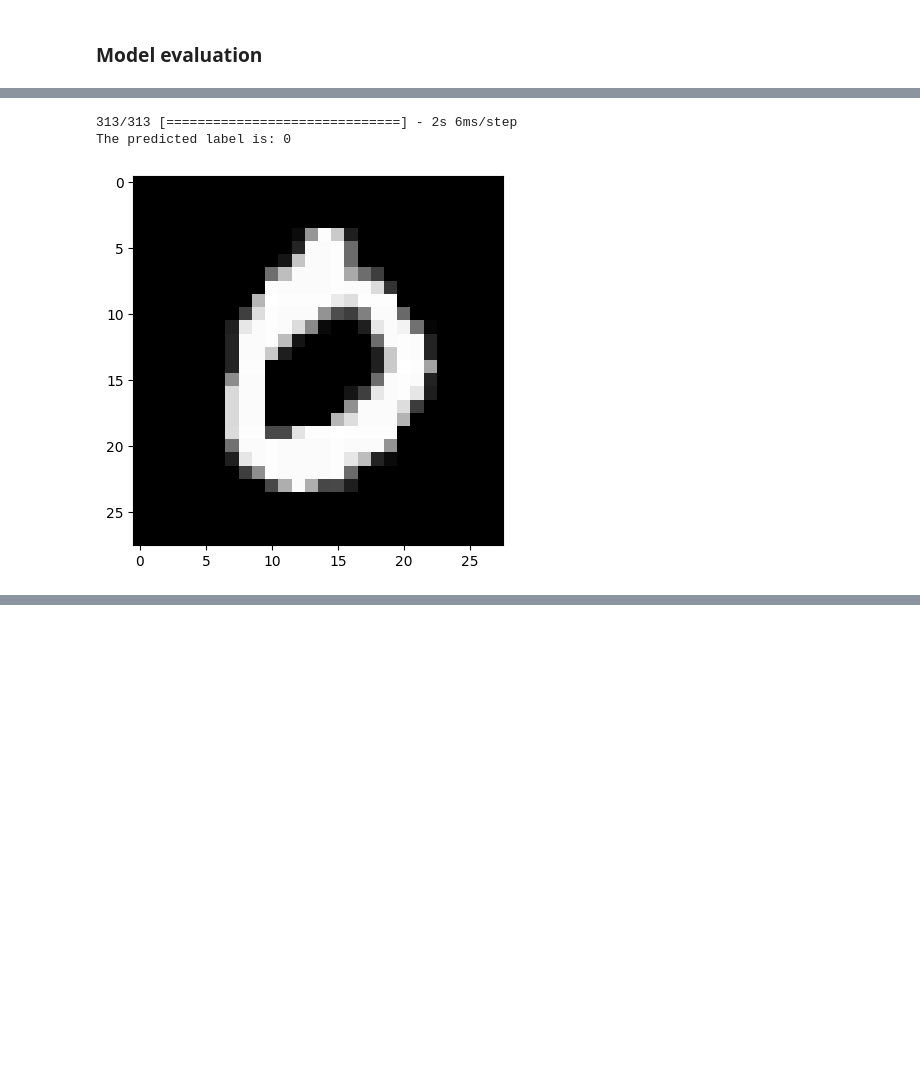
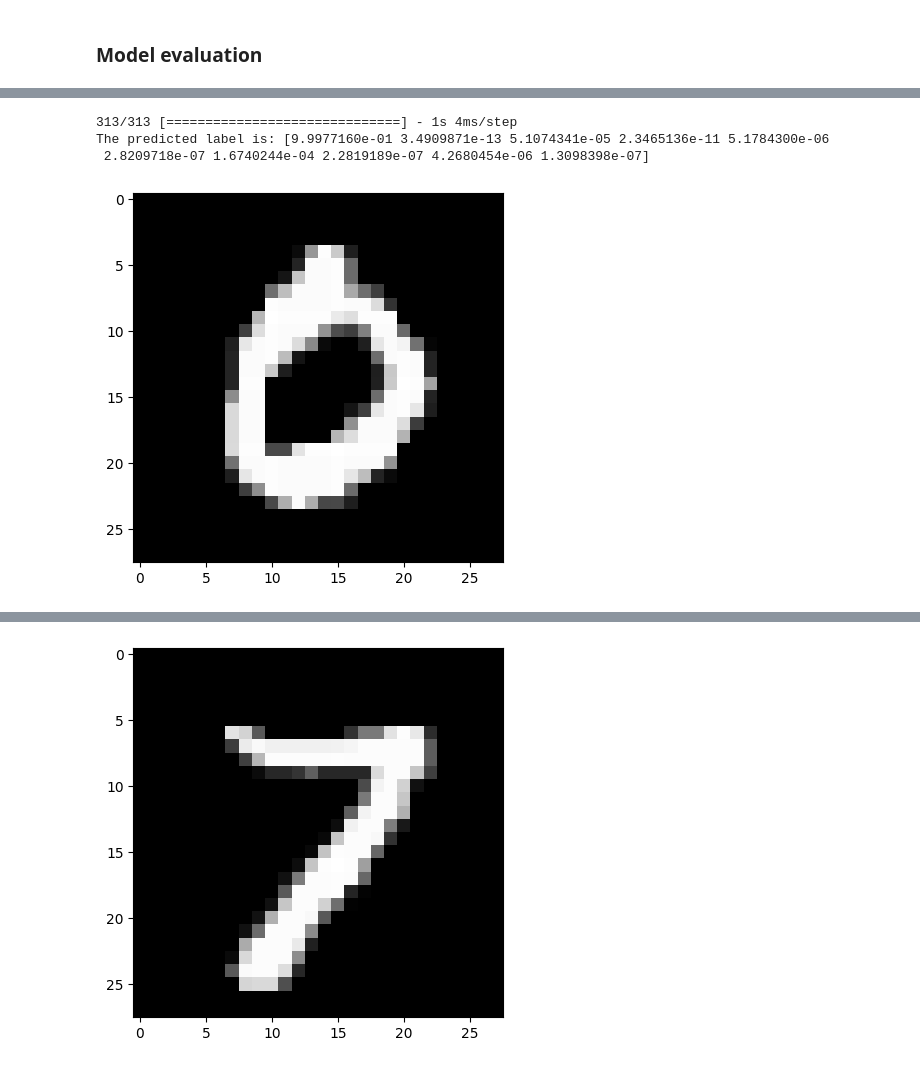
Before and after one commit to gauravry/DS_Portfolio, a Jupyter notebook: MNIST_keras.ipynb, the cells around one changed output, grey strips where cells are left out. Cells and saved outputs as stored; diff of their text form; code cells hidden in the pictures; blank space fills up the shorter version.

```diff
--- a/MNIST_keras.ipynb
+++ b/MNIST_keras.ipynb
@@ -81,8 +79,6 @@ plt.imshow(img,cmap='gray')
 # %% [output]
 <matplotlib.image.AxesImage at 0x...>
 [figure]
-# %%
-X_train, X_val, y_train, y_val = train_test_split(data_x, data_y, test_size = 0.1, random_state=42)
 # %% [markdown]
 ### Model Building
 # %%
@@ -140,8 +136,14 @@ array([7, 2, 1, ..., 4, 5, 6])
 # %%
 img = x_test_flattened[3].reshape((28,28))
 plt.imshow(img,cmap='gray')
-print("The predicted label is:" ,model.predict(x_test_flattened).argmax(axis=1)[3])
+print("The predicted label is:" ,model.predict(x_test_flattened)[3])
 # %% [output]
-313/313 [==============================] - 2s 6ms/step
-The predicted label is: 0
+313/313 [==============================] - 1s 4ms/step
+The predicted label is: [9.9977160e-01 3.4909871e-13 5.1074341e-05 2.3465136e-11 5.1784300e-06
+ 2.8209718e-07 1.6740244e-04 2.2819189e-07 4.2680454e-06 1.3098398e-07]
 [figure]
+# %%
+img = x_test_flattened[34].reshape((28, 28))
+plt.imshow(img, cmap='gray')
+print("The predicted label is:", model.predict(x_test_flattened[[34]]).argmax())
+# %% [output]
@@ -147,0 +152 @@ The predicted label is: 0
+[figure, added]
```
Also changed, not shown: parts of 5 cells of this notebook.
